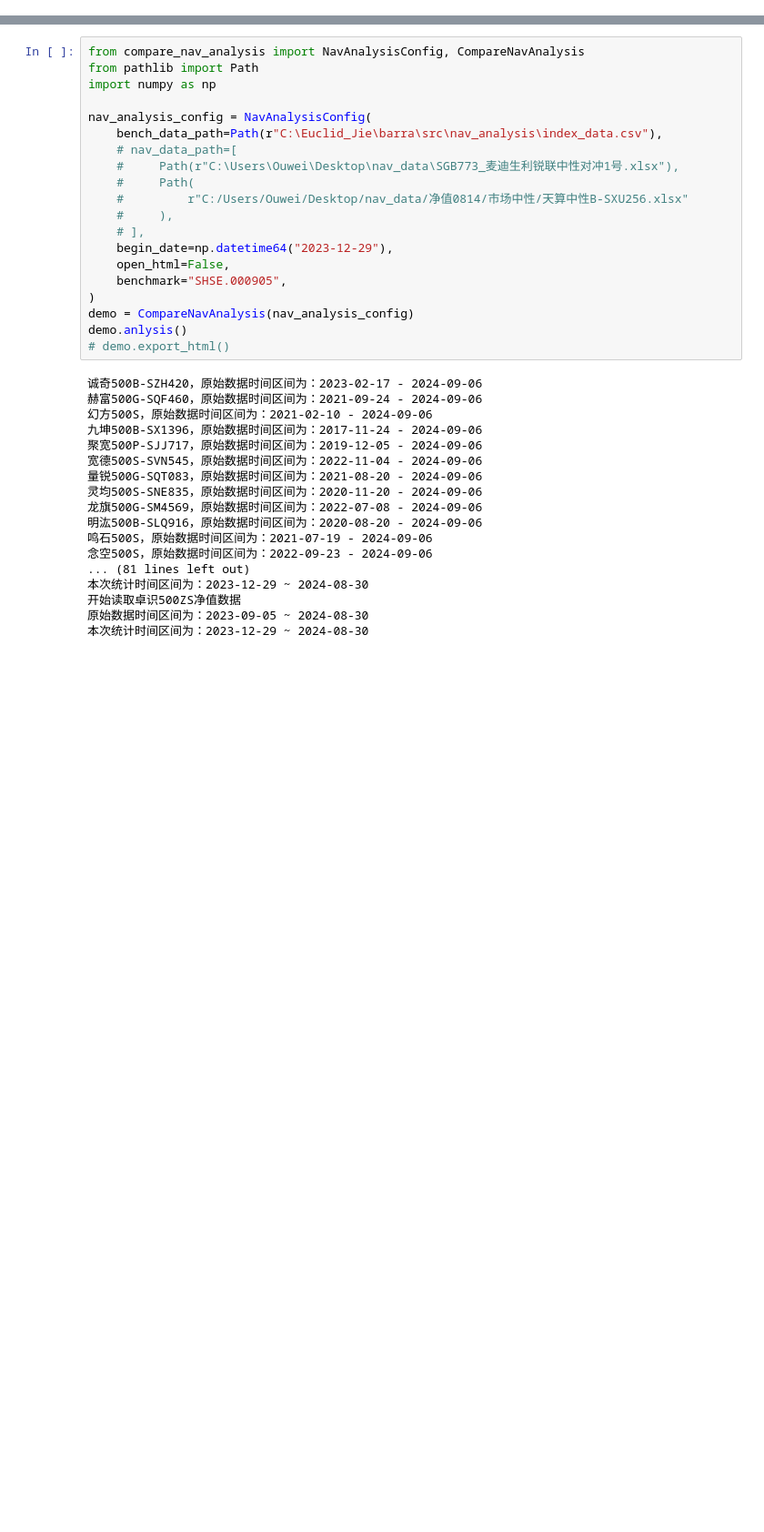
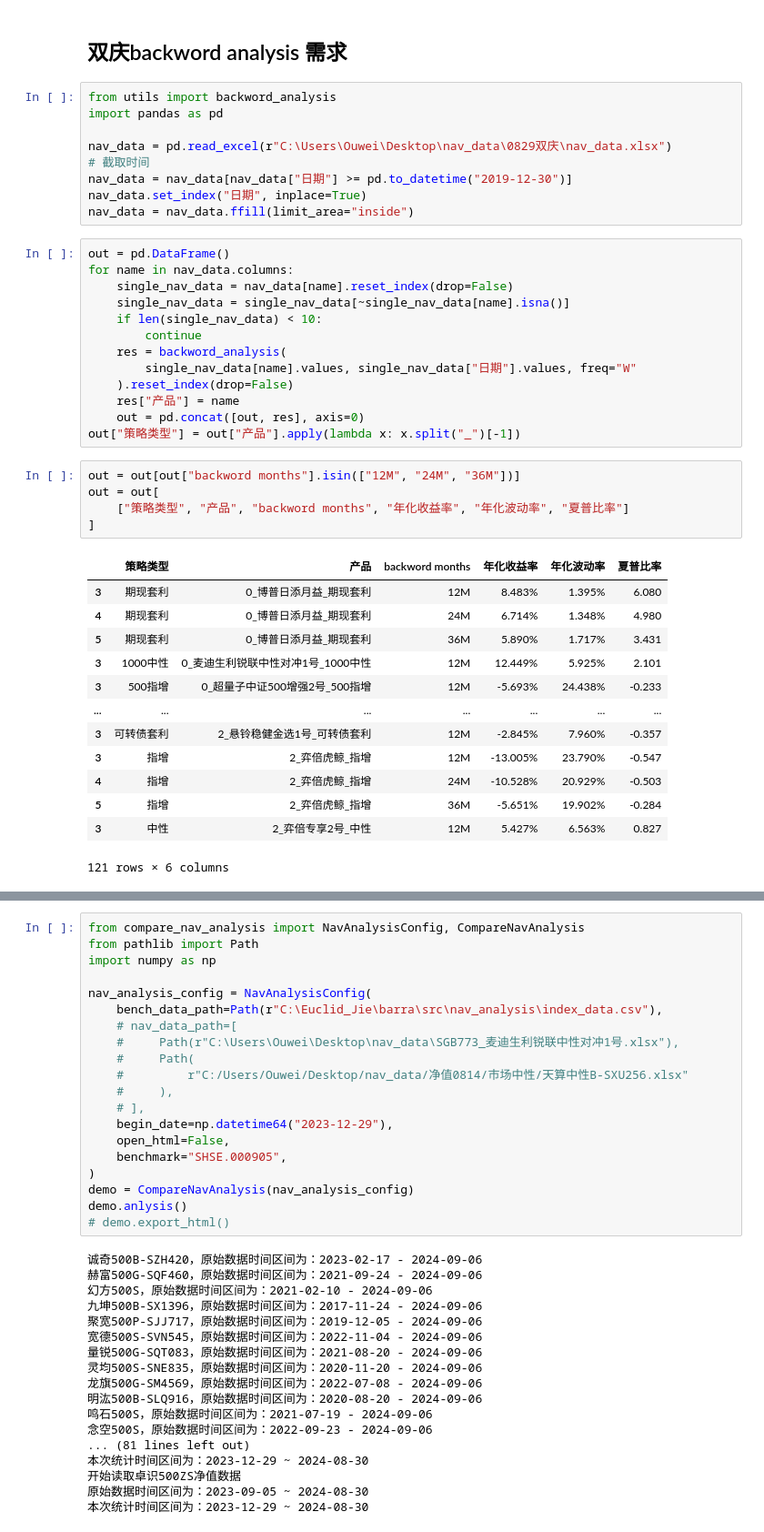
Before and after one commit to Euclid-Jie/nav_analysis, a Jupyter notebook: nav_analysis.ipynb, the cells around one changed output, grey strips where cells are left out. Shown: that part at 91% size. Drawn from its saved outputs; the diff is of its cells as text; blank space fills up the shorter version.

```diff
--- a/nav_analysis.ipynb
+++ b/nav_analysis.ipynb
@@ -32,0 +78,43 @@ demo.plot()
+# %% [markdown]
+## 双庆backword analysis 需求
+# %%
+from utils import backword_analysis
+import pandas as pd
+
+nav_data = pd.read_excel(r"C:\Users\Ouwei\Desktop\nav_data\0829双庆\nav_data.xlsx")
+# 截取时间
+nav_data = nav_data[nav_data["日期"] >= pd.to_datetime("2019-12-30")]
+nav_data.set_index("日期", inplace=True)
+nav_data = nav_data.ffill(limit_area="inside")
+# %%
+out = pd.DataFrame()
+for name in nav_data.columns:
+    single_nav_data = nav_data[name].reset_index(drop=False)
+    single_nav_data = single_nav_data[~single_nav_data[name].isna()]
+    if len(single_nav_data) < 10:
+        continue
+    res = backword_analysis(
+        single_nav_data[name].values, single_nav_data["日期"].values, freq="W"
+    ).reset_index(drop=False)
+    res["产品"] = name
+    out = pd.concat([out, res], axis=0)
+out["策略类型"] = out["产品"].apply(lambda x: x.split("_")[-1])
+# %%
+out = out[out["backword months"].isin(["12M", "24M", "36M"])]
+out = out[
+    ["策略类型", "产品", "backword months", "年化收益率", "年化波动率", "夏普比率"]
+]
+# %% [output]
+|  | 策略类型 | 产品 | backword months | 年化收益率 | 年化波动率 | 夏普比率 |
+| 3 | 期现套利 | 0_博普日添月益_期现套利 | 12M | 8.483% | 1.395% | 6.080 |
+| 4 | 期现套利 | 0_博普日添月益_期现套利 | 24M | 6.714% | 1.348% | 4.980 |
+| 5 | 期现套利 | 0_博普日添月益_期现套利 | 36M | 5.890% | 1.717% | 3.431 |
+| 3 | 1000中性 | 0_麦迪生利锐联中性对冲1号_1000中性 | 12M | 12.449% | 5.925% | 2.101 |
+| 3 | 500指增 | 0_超量子中证500增强2号_500指增 | 12M | -5.693% | 24.438% | -0.233 |
+| ... | ... | ... | ... | ... | ... | ... |
+| 3 | 可转债套利 | 2_悬铃稳健金选1号_可转债套利 | 12M | -2.845% | 7.960% | -0.357 |
+| 3 | 指增 | 2_弈倍虎鲸_指增 | 12M | -13.005% | 23.790% | -0.547 |
+| 4 | 指增 | 2_弈倍虎鲸_指增 | 24M | -10.528% | 20.929% | -0.503 |
+| 5 | 指增 | 2_弈倍虎鲸_指增 | 36M | -5.651% | 19.902% | -0.284 |
+| 3 | 中性 | 2_弈倍专享2号_中性 | 12M | 5.427% | 6.563% | 0.827 |
+121 rows × 6 columns
```
Also changed, not shown: parts of 15 cells of this notebook, 14 other files.
